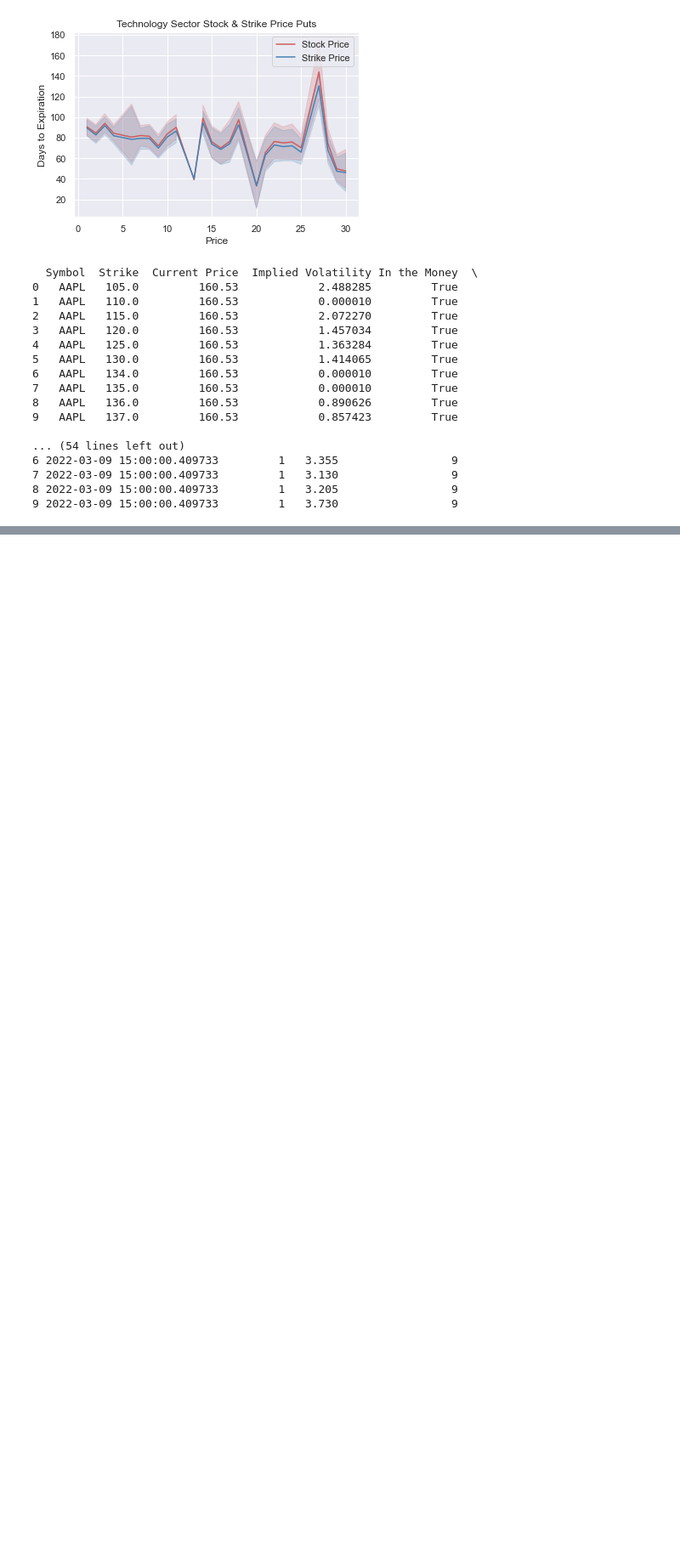
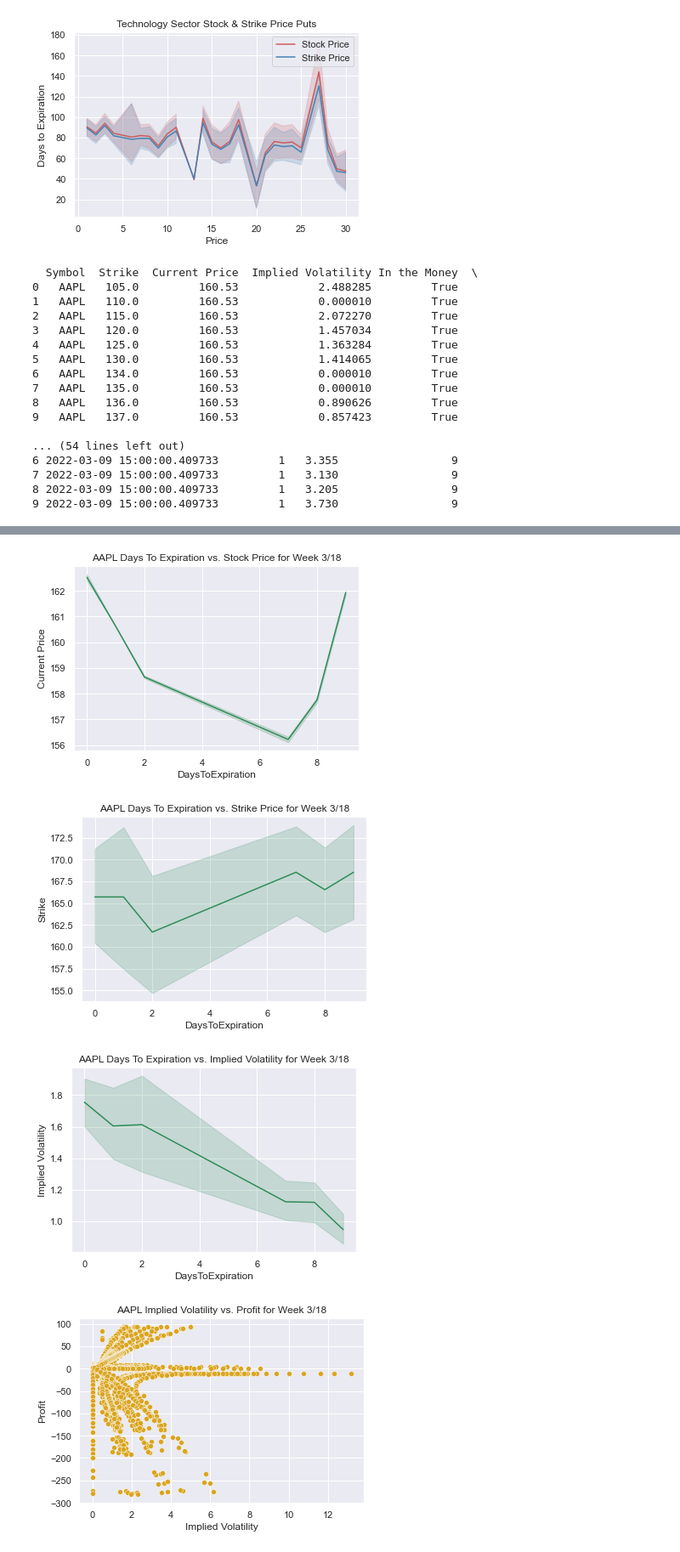
Before and after one commit to andknam/options-reinforcement-learning, a Jupyter notebook: data_preprocessing.ipynb, the cells around one changed output, grey strips where cells are left out. Shown: that part at 85% size. Saved outputs shown, nothing was run; the diff lists cells and outputs as text; code cells hidden in the pictures; blank space fills up the shorter version.

```diff
--- a/data_preprocessing.ipynb
+++ b/data_preprocessing.ipynb
@@ -208,0 +165,36 @@ plt.show()
+# %%
+# Then we plot it for 2 weeks
+# First, we will plot the graph for one stock: AAPL
+p9 = sns.lineplot(x="DaysToExpiration", y="Current Price", data=options_data_3_18_df[options_data_3_18_df['Symbol'] == 'AAPL'], color="seagreen")
+p9.set(title="AAPL Days To Expiration vs. Stock Price for Week 3/18")
+plt.show()
+
+p10 = sns.lineplot(x="DaysToExpiration", y="Strike", data=options_data_3_18_df[options_data_3_18_df['Symbol'] == 'AAPL'], color="seagreen")
+p10.set(title="AAPL Days To Expiration vs. Strike Price for Week 3/18")
+plt.show()
+
+p11 = sns.lineplot(x="DaysToExpiration", y="Implied Volatility", data=options_data_3_18_df[options_data_3_18_df['Symbol'] == 'AAPL'], color="seagreen")
+p11.set(title="AAPL Days To Expiration vs. Implied Volatility for Week 3/18")
+plt.show()
+
+p12 = sns.scatterplot(x="Implied Volatility", y="Profit", data=options_data_3_18_df[options_data_3_18_df['Symbol'] == 'AAPL'], color="goldenrod")
+p12.set(title="AAPL Implied Volatility vs. Profit for Week 3/18")
+plt.show()
+
+# Then, we will plot it for a sector
+p13 = sns.scatterplot(x="DaysToExpiration", y="Current Price", data=options_data_3_18_df[options_data_3_18_df['Sector'] == 'Technology'], hue="Symbol")
+p13.set(title="Technology Sector Days To Expiration vs. Stock Price for Week 3/18")
+plt.show()
+
+p14 = sns.scatterplot(x="DaysToExpiration", y="Implied Volatility", data=options_data_3_18_df[options_data_3_18_df['Sector'] == 'Technology'], hue="Symbol")
+p14.set(title="Technology Sector Days To Expiration vs. Implied Volatility  for Week 3/18")
+plt.show()
+
+p14 = sns.scatterplot(x="Implied Volatility", y="Profit", data=options_data_3_18_df[options_data_3_18_df['Sector'] == 'Technology'], hue="Symbol")
+p14.set(title="Technology Sector Implied Volatility vs. Profit  for Week 3/18")
+plt.show()
+# %% [output]
+[figure, added]
+[figure, added]
+[figure, added]
+[figure, added]
```
Also changed, not shown: parts of 3 cells of this notebook.
